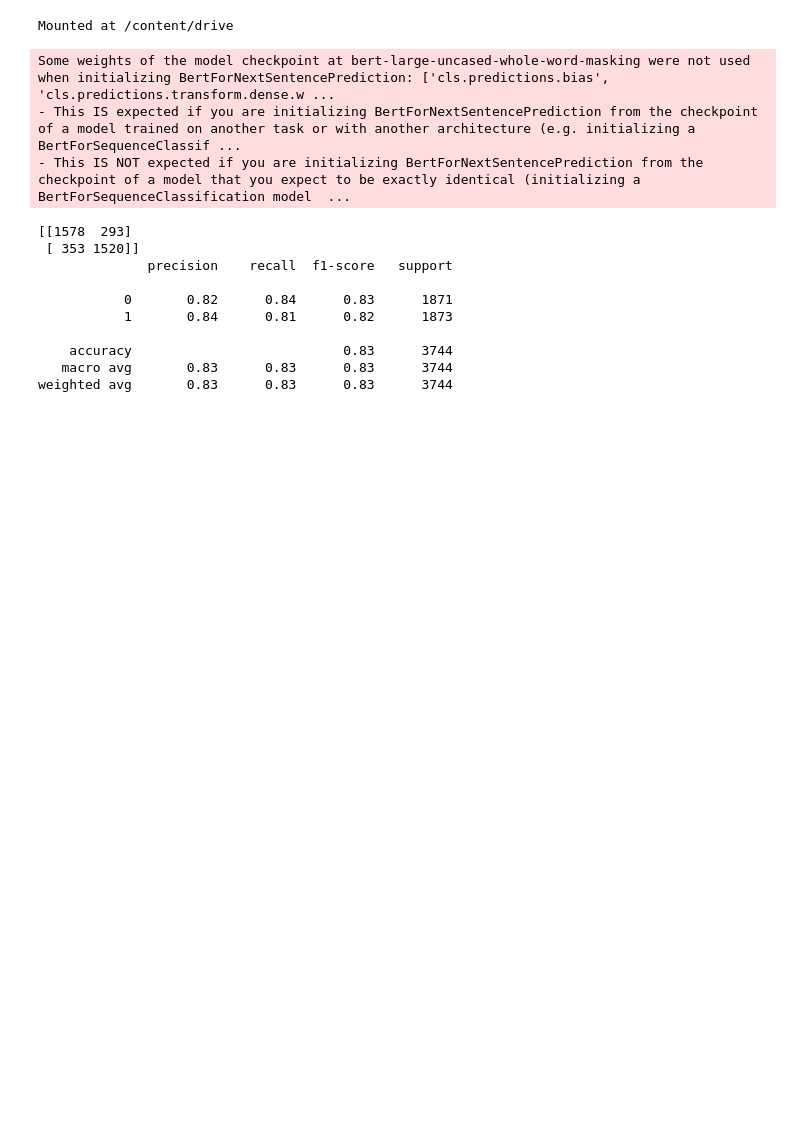
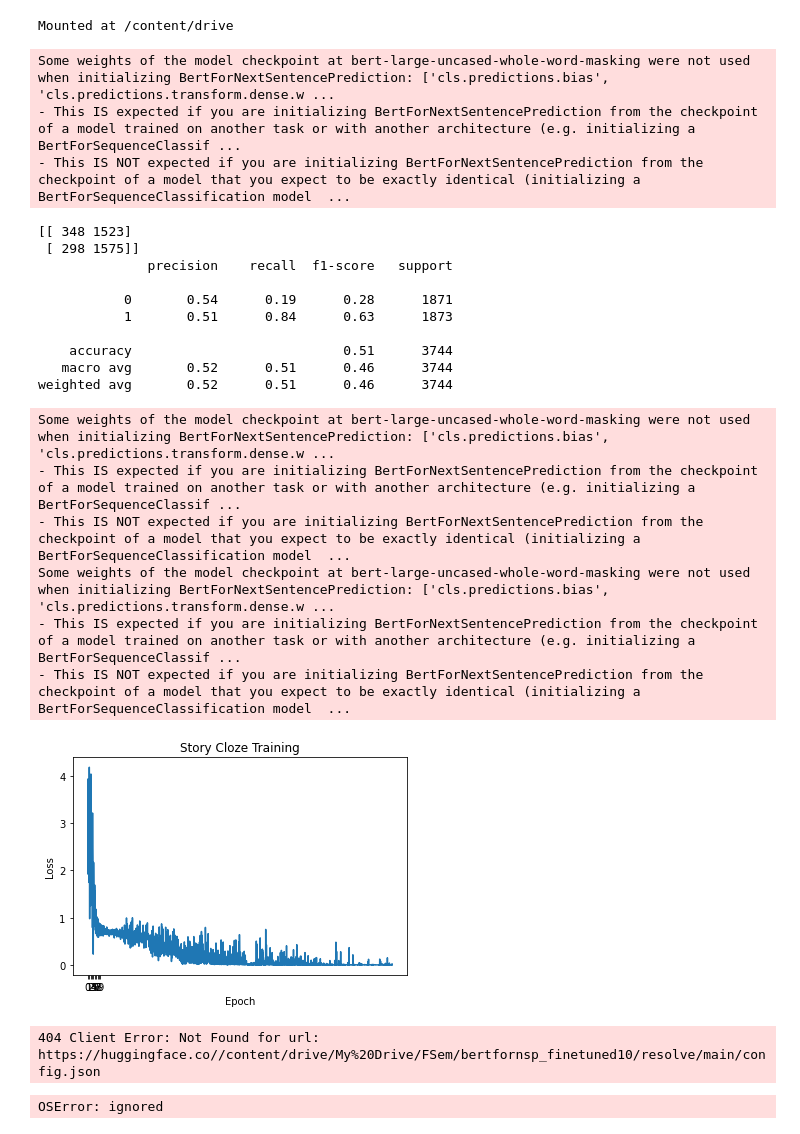
Before and after one commit to JohannesEschbach/BERT_ROC, a Jupyter notebook: runBertForNextSentencePrediction.ipynb, the cells around one changed output. Drawn from its saved outputs; the diff is of its cells as text; code cells hidden in the pictures; blank space fills up the shorter version.

```diff
--- a/runBertForNextSentencePrediction.ipynb
+++ b/runBertForNextSentencePrediction.ipynb
@@ -46,11 +47,14 @@ BATCH_SIZE = 12
 WARMUP_EPOCHS = 1
 TRAIN_EPOCHS = 10
 LAST_EPOCH = -1
+# %%
+def getModelFileName(model_name, last_epoch):
+    return current_directory + model_name + str(last_epoch)
 # %%
 class RocStories(torch.utils.data.Dataset):
     def __init__(self):
         dataset = []
-        with open(currentDirectory + 'roc_stories.csv',
+        with open(current_directory + 'roc_stories.csv',
                   'r', encoding='utf-8') as d:
 
             reader = csv.reader(d, quotechar='"', delimiter=',',
@@ -99,8 +103,8 @@ class ClozeTest(torch.utils.data.Dataset):
         dataset = []
 
         # if dev=True, we load the dev set for testing
-        with open(currentDirectory + 'cloze_test.csv' if dev else
-                  currentDirectory + 'cloze_train.csv',
+        with open(current_directory + 'cloze_test.csv' if dev else
+                  current_directory + 'cloze_train.csv',
                   'r', encoding='utf-8') as d:
             reader = csv.reader(d, quotechar='"', delimiter=',',
                                 quoting=csv.QUOTE_ALL, skipinitialspace=True)
@@ -131,6 +135,9 @@ class ClozeTest(torch.utils.data.Dataset):
     def __len__(self):
         assert len(self.data) == len(self.labels)
         return len(self.labels)
+# %%
+def weight_diff(model1, model2):
+    pass
 # %%
 def train(model_file=BASE_MODEL, batch_size=BATCH_SIZE,
           warmup_epochs=WARMUP_EPOCHS, train_epochs=TRAIN_EPOCHS,
@@ -246,30 +270,40 @@ def test(model_file=BASE_MODEL, verbose = False):
 # %%
 if __name__ == "__main__":
     #Test pretrained model
     test()
 
     #Fine-tune model "bertfornsp_finetuned"
-    #train(cloze_test=True)
+    train(cloze_test=True)
 
     #Test model "bertfornsp_finetuned"
-    #test(model_file="bertfornsp_finetuned")
+    test(model_file=getModelFileName("bertfornsp_finetuned", TRAIN_EPOCHS))
 
     #Fine-tune model "bertfornsp_roc_finetuned"
-    train(cloze_test=False)
+    train(model_file=getModelFileName("bertfornsp_finetuned", TRAIN_EPOCHS),
+          train_epochs=1, cloze_test=False)
 
     #Test model "bertfornsp_finetuned"
-    test(model_file=(currentDirectory + "bertfornsp_roc_finetuned"))
+    test(model_file=getModelFileName("bertfornsp_roc_finetuned", 1))
 # %% [output]
 Some weights of the model checkpoint at bert-large-uncased-whole-word-masking were not used when initializing BertForNextSentencePrediction: ['cls.predictions.bias', 'cls.predictions.transform.dense.w ...
 - This IS expected if you are initializing BertForNextSentencePrediction from the checkpoint of a model trained on another task or with another architecture (e.g. initializing a BertForSequenceClassif ...
 - This IS NOT expected if you are initializing BertForNextSentencePrediction from the checkpoint of a model that you expect to be exactly identical (initializing a BertForSequenceClassification model  ...
-[[1578  293]
- [ 353 1520]]
+[[ 348 1523]
+ [ 298 1575]]
               precision    recall  f1-score   support
 
-           0       0.82      0.84      0.83      1871
-           1       0.84      0.81      0.82      1873
+           0       0.54      0.19      0.28      1871
+           1       0.51      0.84      0.63      1873
 
-    accuracy                           0.83      3744
-   macro avg       0.83      0.83      0.83      3744
-weighted avg       0.83      0.83      0.83      3744
+    accuracy                           0.51      3744
+   macro avg       0.52      0.51      0.46      3744
+weighted avg       0.52      0.51      0.46      3744
+Some weights of the model checkpoint at bert-large-uncased-whole-word-masking were not used when initializing BertForNextSentencePrediction: ['cls.predictions.bias', 'cls.predictions.transform.dense.w ...
+- This IS expected if you are initializing BertForNextSentencePrediction from the checkpoint of a model trained on another task or with another architecture (e.g. initializing a BertForSequenceClassif ...
+- This IS NOT expected if you are initializing BertForNextSentencePrediction from the checkpoint of a model that you expect to be exactly identical (initializing a BertForSequenceClassification model  ...
+Some weights of the model checkpoint at bert-large-uncased-whole-word-masking were not used when initializing BertForNextSentencePrediction: ['cls.predictions.bias', 'cls.predictions.transform.dense.w ...
+- This IS expected if you are initializing BertForNextSentencePrediction from the checkpoint of a model trained on another task or with another architecture (e.g. initializing a BertForSequenceClassif ...
+- This IS NOT expected if you are initializing BertForNextSentencePrediction from the checkpoint of a model that you expect to be exactly identical (initializing a BertForSequenceClassification model  ...
+[figure, added]
+404 Client Error: Not Found for url: https://huggingface.co//content/drive/My%20Drive/FSem/bertfornsp_finetuned10/resolve/main/config.json
+OSError: ignored
```
Also changed, not shown: parts of 5 cells of this notebook.
